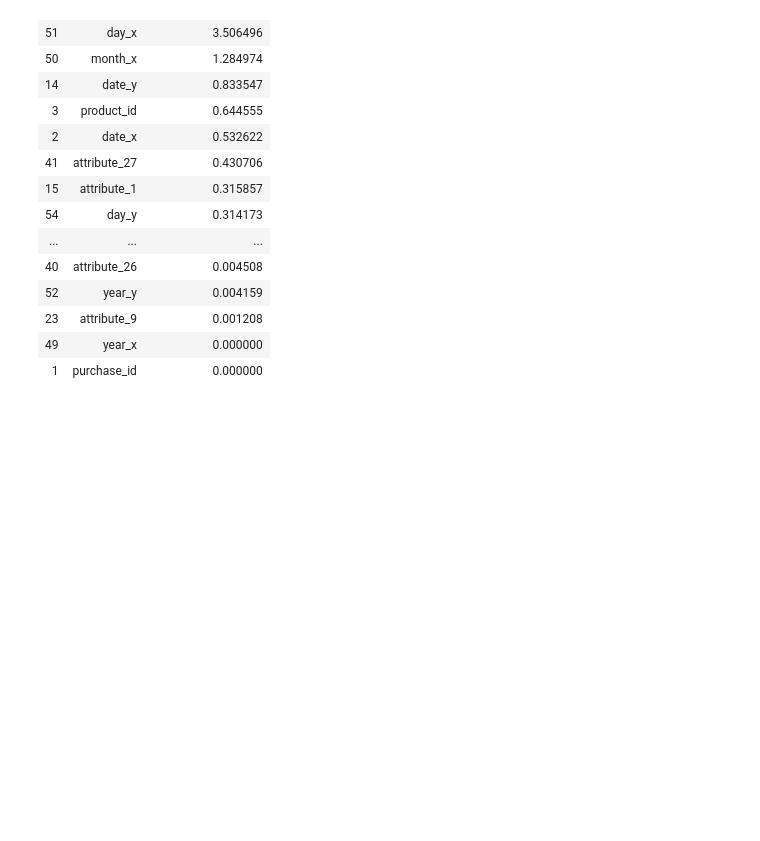
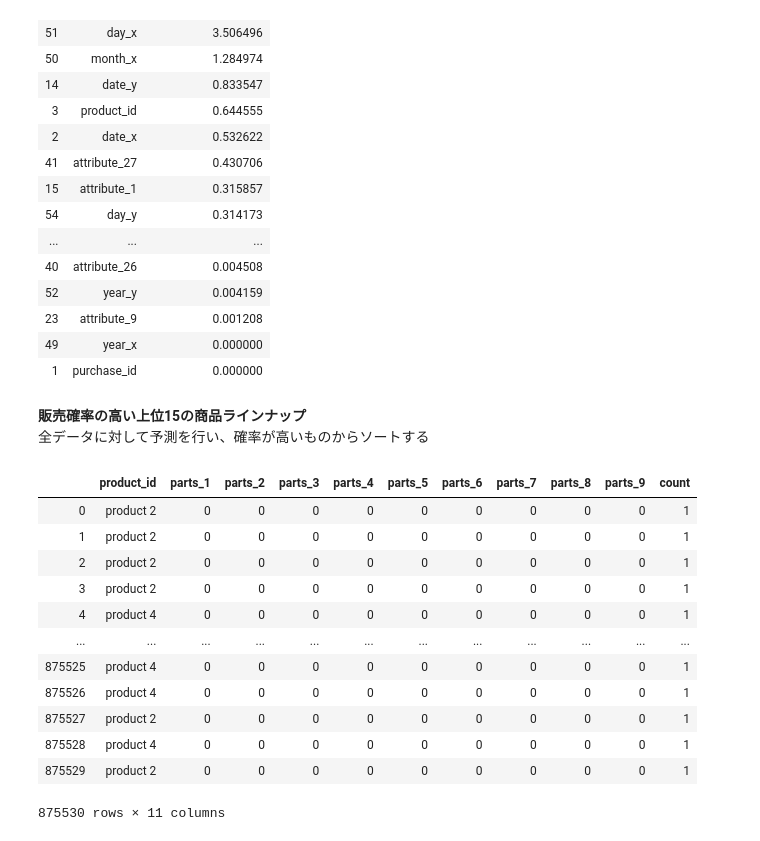
Before and after one commit to ToshikiMuromachi/pcmaker, a Jupyter notebook: pcmakerLast.ipynb, the cells around one changed output. Drawn from its saved outputs; the diff is of its cells as text; code cells hidden in the pictures; blank space fills up the shorter version.

```diff
--- a/pcmakerLast.ipynb
+++ b/pcmakerLast.ipynb
@@ -151,3 +171,34 @@ test_df['probability'] = df_preds_proba[1]
 submit_df = test_df[['purchase_id', 'probability']]
 # %%
 submit_df.to_csv('../output/submit.csv', header=False, index=False)
+# %% [markdown]
+**販売確率の高い上位15の商品ラインナップ**
+全データに対して予測を行い、確率が高いものからソートする
+# %%
+lineup_df = purchase_df
+
+lineup_df = lineup_df.drop('user_id', axis=1)
+lineup_df = lineup_df.drop('enc_product_id', axis=1)
+lineup_df = lineup_df.drop('date', axis=1)
+lineup_df = lineup_df[lineup_df['purchase'].isin(['1'])]
+lineup_df = lineup_df.drop('purchase', axis=1)
+
+# lineup_df = lineup_df.set_index('purchase_id')
+lineup_df = lineup_df.drop('purchase_id', axis=1).reset_index(drop=True)
+# 数え上げる用にcount列を追加
+lineup_df = lineup_df.assign(count=1)
+lineup_df
+# %% [output]
+|  | product_id | parts_1 | parts_2 | parts_3 | parts_4 | parts_5 | parts_6 | parts_7 | parts_8 | parts_9 | count |
+| 0 | product 2 | 0 | 0 | 0 | 0 | 0 | 0 | 0 | 0 | 0 | 1 |
+| 1 | product 2 | 0 | 0 | 0 | 0 | 0 | 0 | 0 | 0 | 0 | 1 |
+| 2 | product 2 | 0 | 0 | 0 | 0 | 0 | 0 | 0 | 0 | 0 | 1 |
+| 3 | product 2 | 0 | 0 | 0 | 0 | 0 | 0 | 0 | 0 | 0 | 1 |
+| 4 | product 4 | 0 | 0 | 0 | 0 | 0 | 0 | 0 | 0 | 0 | 1 |
+| ... | ... | ... | ... | ... | ... | ... | ... | ... | ... | ... | ... |
+| 875525 | product 4 | 0 | 0 | 0 | 0 | 0 | 0 | 0 | 0 | 0 | 1 |
+| 875526 | product 4 | 0 | 0 | 0 | 0 | 0 | 0 | 0 | 0 | 0 | 1 |
+| 875527 | product 2 | 0 | 0 | 0 | 0 | 0 | 0 | 0 | 0 | 0 | 1 |
+| 875528 | product 4 | 0 | 0 | 0 | 0 | 0 | 0 | 0 | 0 | 0 | 1 |
+| 875529 | product 2 | 0 | 0 | 0 | 0 | 0 | 0 | 0 | 0 | 0 | 1 |
+875530 rows × 11 columns
```
Also changed, not shown: parts of 9 cells of this notebook, 1 other file.
